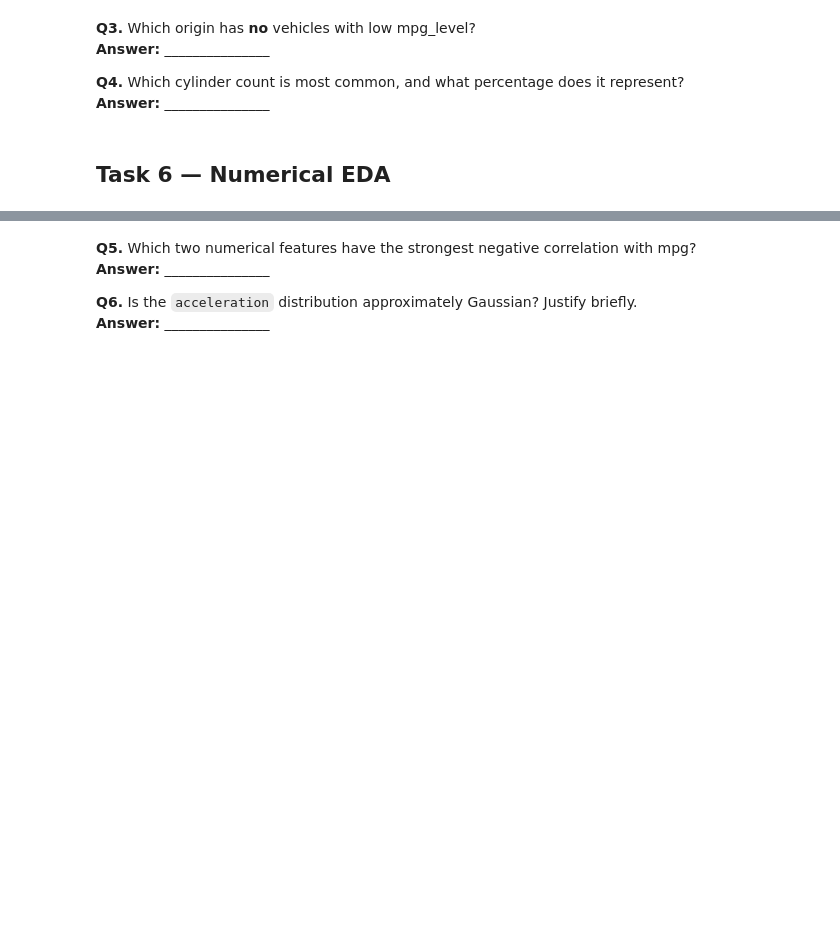
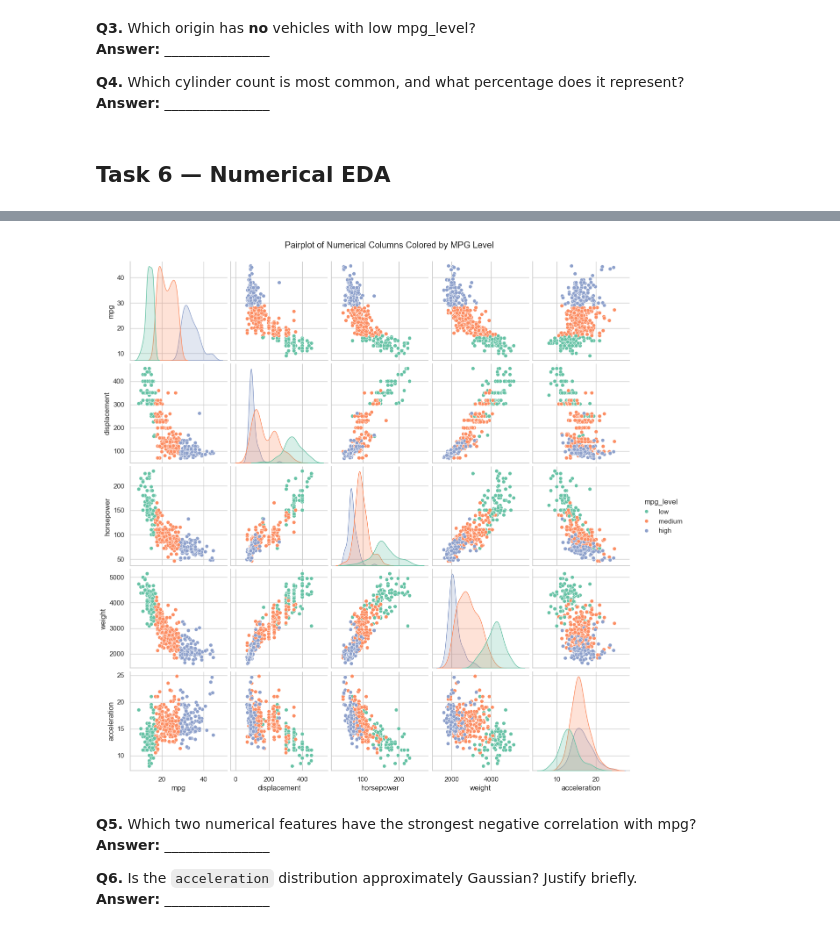
Before and after one commit to tashfeen786/Netsol-week-2, a Jupyter notebook: 02_EDA_Worksheet.ipynb, the cells around one changed output, grey strips where cells are left out. Cells and saved outputs as stored; diff of their text form; code cells hidden in the pictures; blank space fills up the shorter version.

```diff
--- a/02_EDA_Worksheet.ipynb
+++ b/02_EDA_Worksheet.ipynb
@@ -236,5 +283,10 @@ def tukey_outliers(series):
 # %%
 # TODO: Create a pairplot of numerical columns, coloured by mpg_level
+sns.pairplot(df[num_cols + ['mpg_level']], hue='mpg_level', palette='Set2')
+plt.suptitle('Pairplot of Numerical Columns Colored by MPG Level', y=1.02)
+plt.show()
+# %% [output]
+[figure, added]
 # %% [markdown]
 **Q5.** Which two numerical features have the strongest negative correlation with mpg?
 **Answer:** _______________
```
Also changed, not shown: parts of 4 cells of this notebook.
